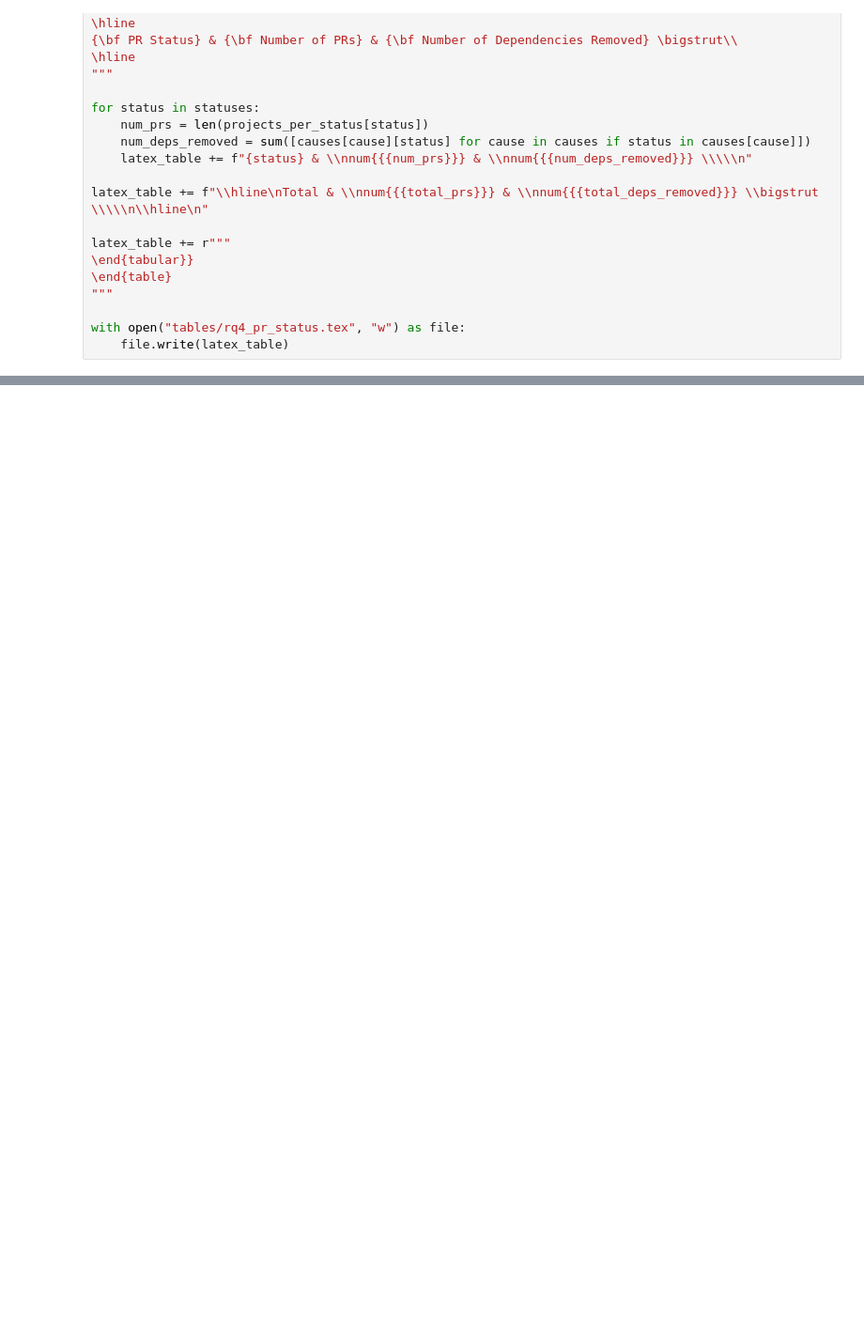
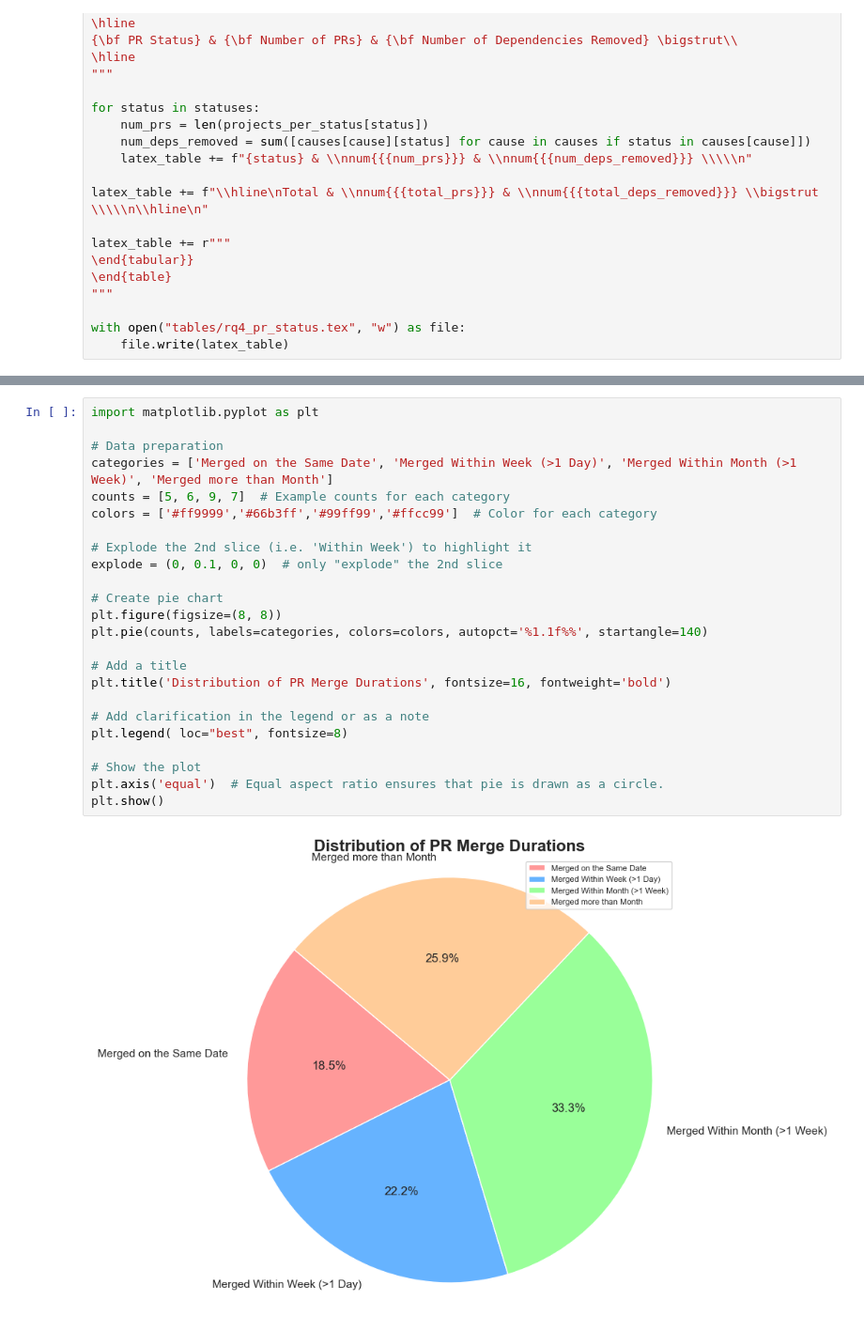
Before and after one commit to gdrosos/bloat-study-artifact, a Jupyter notebook: analysis/rq4.ipynb, the cells around one changed output, grey strips where cells are left out. Shown: that part at 94% size. Drawn from its saved outputs; the diff is of its cells as text; blank space fills up the shorter version.

```diff
--- a/analysis/rq4.ipynb
+++ b/analysis/rq4.ipynb
@@ -105,0 +147,26 @@ with open("tables/rq4_pr_status.tex", "w") as file:
+# %%
+import matplotlib.pyplot as plt
+
+# Data preparation
+categories = ['Merged on the Same Date', 'Merged Within Week (>1 Day)', 'Merged Within Month (>1 Week)', 'Merged more than Month']
+counts = [5, 6, 9, 7]  # Example counts for each category
+colors = ['#ff9999','#66b3ff','#99ff99','#ffcc99']  # Color for each category
+
+# Explode the 2nd slice (i.e. 'Within Week') to highlight it
+explode = (0, 0.1, 0, 0)  # only "explode" the 2nd slice
+
+# Create pie chart
+plt.figure(figsize=(8, 8))
+plt.pie(counts, labels=categories, colors=colors, autopct='%1.1f%%', startangle=140)
+
+# Add a title
+plt.title('Distribution of PR Merge Durations', fontsize=16, fontweight='bold')
+
+# Add clarification in the legend or as a note
+plt.legend( loc="best", fontsize=8)
+
+# Show the plot
+plt.axis('equal')  # Equal aspect ratio ensures that pie is drawn as a circle.
+plt.show()
+# %% [output]
+[figure, added]
```
Also changed, not shown: parts of 7 cells of this notebook, 2 other files.
